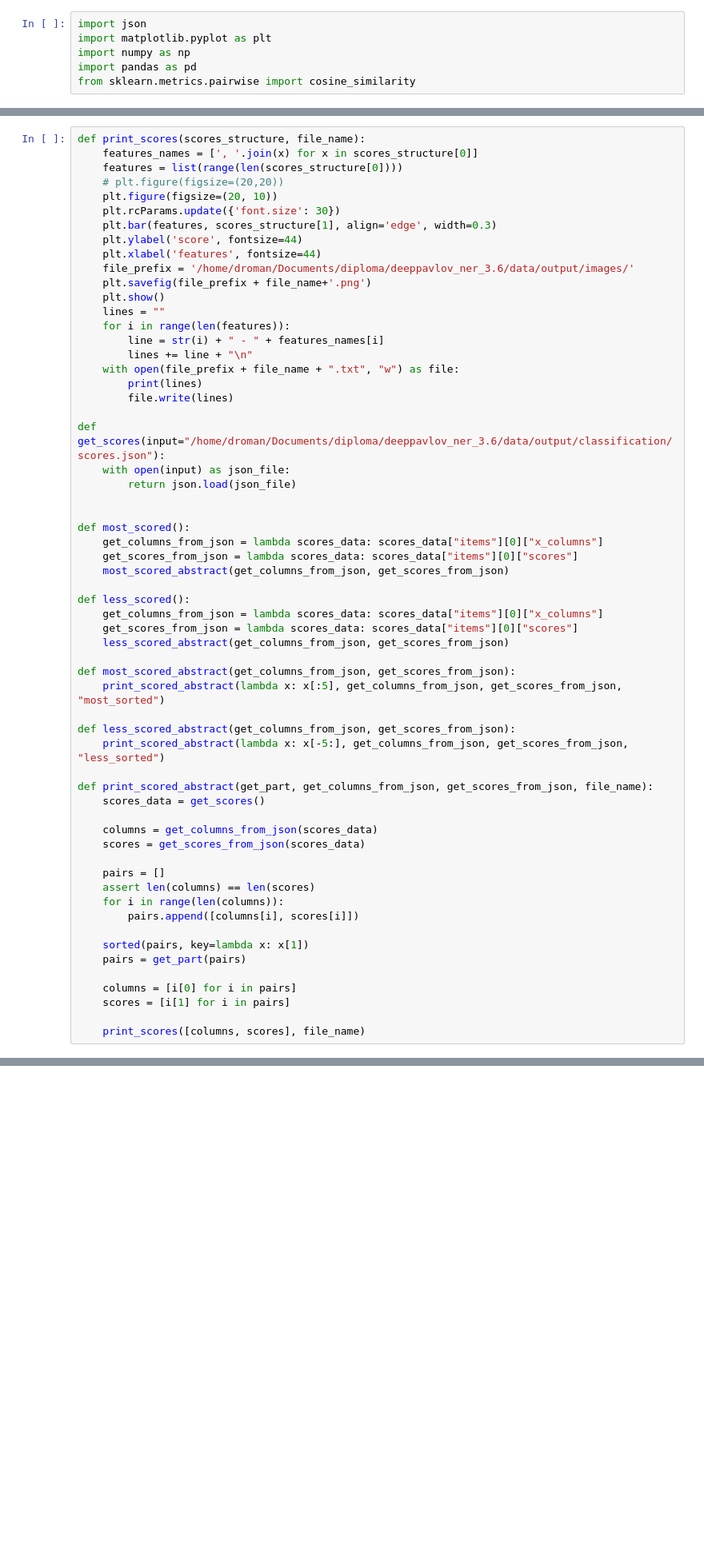
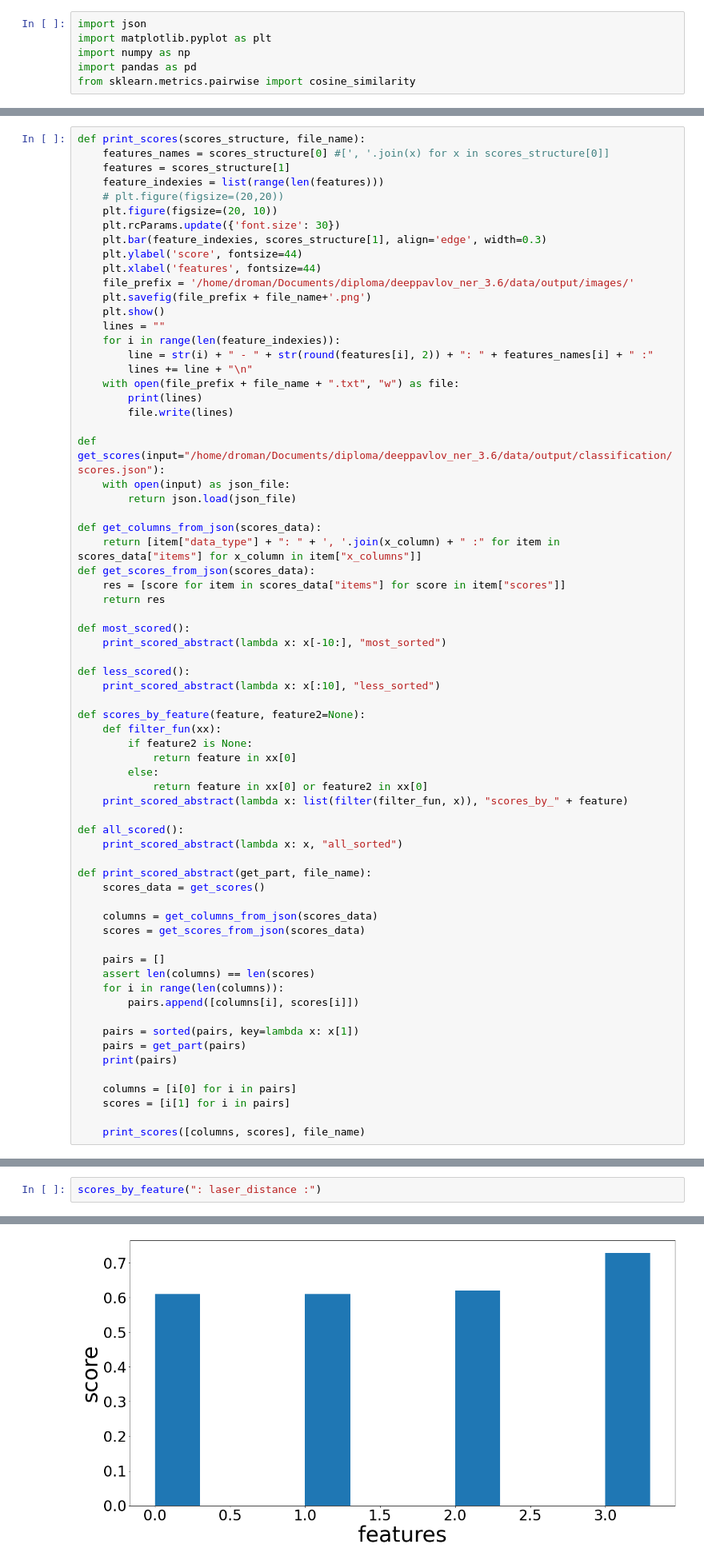
Before and after one commit to DaniilRoman/short_answers_scoring, a Jupyter notebook: visualization.ipynb, the cells around one changed output, grey strips where cells are left out. Shown at 80% size. Cells and saved outputs as stored; diff of their text form; blank space fills up the shorter version.

```diff
--- a/visualization.ipynb
+++ b/visualization.ipynb
@@ -98,20 +98,21 @@ def chunks(lst, n):
         yield lst[i:i + n]
 # %%
 def print_scores(scores_structure, file_name):
-    features_names = [', '.join(x) for x in scores_structure[0]]
-    features = list(range(len(scores_structure[0])))
+    features_names = scores_structure[0] #[', '.join(x) for x in scores_structure[0]]
+    features = scores_structure[1]
+    feature_indexies = list(range(len(features)))
     # plt.figure(figsize=(20,20))
     plt.figure(figsize=(20, 10))
     plt.rcParams.update({'font.size': 30})
-    plt.bar(features, scores_structure[1], align='edge', width=0.3)
+    plt.bar(feature_indexies, scores_structure[1], align='edge', width=0.3)
     plt.ylabel('score', fontsize=44)
     plt.xlabel('features', fontsize=44)
     file_prefix = '/home/droman/Documents/diploma/deeppavlov_ner_3.6/data/output/images/'
     plt.savefig(file_prefix + file_name+'.png')
     plt.show()
     lines = ""
-    for i in range(len(features)):
-        line = str(i) + " - " + features_names[i]
+    for i in range(len(feature_indexies)):
+        line = str(i) + " - " + str(round(features[i], 2)) + ": " + features_names[i] + " :"
         lines += line + "\n"
     with open(file_prefix + file_name + ".txt", "w") as file:
         print(lines)
@@ -121,24 +122,30 @@ def get_scores(input="/home/droman/Documents/diploma/deeppavlov_ner_3.6/data/out
     with open(input) as json_file:
         return json.load(json_file)
 
+def get_columns_from_json(scores_data):
+    return [item["data_type"] + ": " + ', '.join(x_column) + " :" for item in scores_data["items"] for x_column in item["x_columns"]]
+def get_scores_from_json(scores_data):
+    res = [score for item in scores_data["items"] for score in item["scores"]]
+    return res
 
 def most_scored():
-    get_columns_from_json = lambda scores_data: scores_data["items"][0]["x_columns"]
-    get_scores_from_json = lambda scores_data: scores_data["items"][0]["scores"]
-    most_scored_abstract(get_columns_from_json, get_scores_from_json)
+    print_scored_abstract(lambda x: x[-10:], "most_sorted")
 
 def less_scored():
-    get_columns_from_json = lambda scores_data: scores_data["items"][0]["x_columns"]
-    get_scores_from_json = lambda scores_data: scores_data["items"][0]["scores"]
-    less_scored_abstract(get_columns_from_json, get_scores_from_json)
+    print_scored_abstract(lambda x: x[:10], "less_sorted")
 
-def most_scored_abstract(get_columns_from_json, get_scores_from_json):
-    print_scored_abstract(lambda x: x[:5], get_columns_from_json, get_scores_from_json, "most_sorted")
+def scores_by_feature(feature, feature2=None):
+    def filter_fun(xx):
+        if feature2 is None:
+            return feature in xx[0]
+        else:
+            return feature in xx[0] or feature2 in xx[0]
+    print_scored_abstract(lambda x: list(filter(filter_fun, x)), "scores_by_" + feature)
 
-def less_scored_abstract(get_columns_from_json, get_scores_from_json):
-    print_scored_abstract(lambda x: x[-5:], get_columns_from_json, get_scores_from_json, "less_sorted")
+def all_scored():
+    print_scored_abstract(lambda x: x, "all_sorted")
 
-def print_scored_abstract(get_part, get_columns_from_json, get_scores_from_json, file_name):
+def print_scored_abstract(get_part, file_name):
     scores_data = get_scores()
 
     columns = get_columns_from_json(scores_data)
@@ -149,8 +156,9 @@ def print_scored_abstract(get_part, get_columns_from_json, get_scores_from_json,
     for i in range(len(columns)):
         pairs.append([columns[i], scores[i]])
 
-    sorted(pairs, key=lambda x: x[1])
+    pairs = sorted(pairs, key=lambda x: x[1])
     pairs = get_part(pairs)
+    print(pairs)
 
     columns = [i[0] for i in pairs]
     scores = [i[1] for i in pairs]
@@ -168,0 +183,3 @@ most_scored()
+# %%
+scores_by_feature(": laser_distance :")
+# %% [output]
@@ -168,0 +187 @@ most_scored()
+[figure, added]
```
Also changed, not shown: parts of 2 cells of this notebook.
